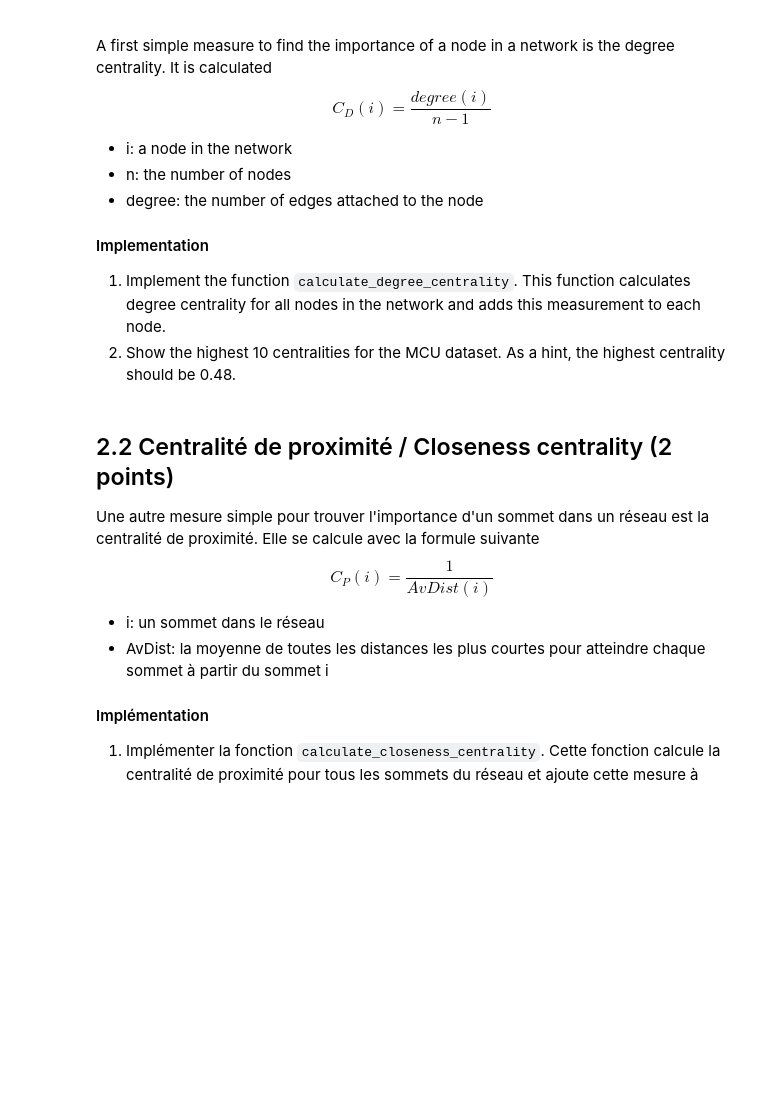
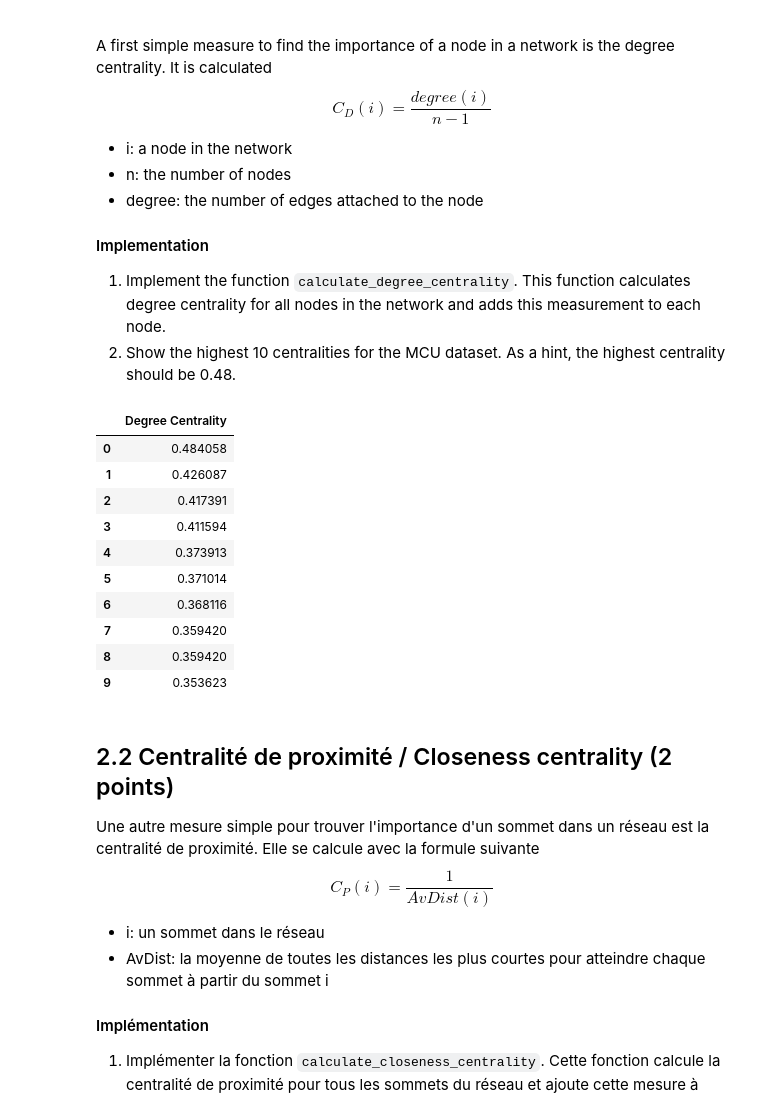
Before and after one commit to Depdx/INF8111---Fouille-de-donnees, a Jupyter notebook: tp2/TP2.ipynb, the cells around one changed output. Saved outputs shown, nothing was run; the diff lists cells and outputs as text; code cells hidden in the pictures; blank space fills up the shorter version.

```diff
--- a/tp2/TP2.ipynb
+++ b/tp2/TP2.ipynb
@@ -632,13 +636,29 @@ A first simple measure to find the importance of a node in a network is the degr
 1. Implement the function `calculate_degree_centrality`. This function calculates degree centrality for all nodes in the network and adds this measurement to each node.
 2. Show the highest 10 centralities for the MCU dataset. As a hint, the highest centrality should be 0.48.
 # %%
+import pandas as pd
+
 def calculate_degree_centrality(social_network):
     ## TODO
     for node in social_network.nodes():
         social_network.nodes[node]['centrality_degree'] = social_network.degree(node) / (social_network.number_of_nodes() - 1)
     return [social_network.nodes[node]['centrality_degree'] for node in social_network.nodes()]
 
-calculate_degree_centrality(network)
+top_10_centrality = sorted(calculate_degree_centrality(network), reverse=True)[:10]
+df = pd.DataFrame(top_10_centrality, columns=['Degree Centrality'])
+df
+# %% [output]
+|  | Degree Centrality |
+| 0 | 0.484058 |
+| 1 | 0.426087 |
+| 2 | 0.417391 |
+| 3 | 0.411594 |
+| 4 | 0.373913 |
+| 5 | 0.371014 |
+| 6 | 0.368116 |
+| 7 | 0.359420 |
+| 8 | 0.359420 |
+| 9 | 0.353623 |
 # %% [markdown]
 ## 2.2 Centralité de proximité / Closeness centrality (2 points)
 
```
Also changed, not shown: parts of 8 cells of this notebook.
